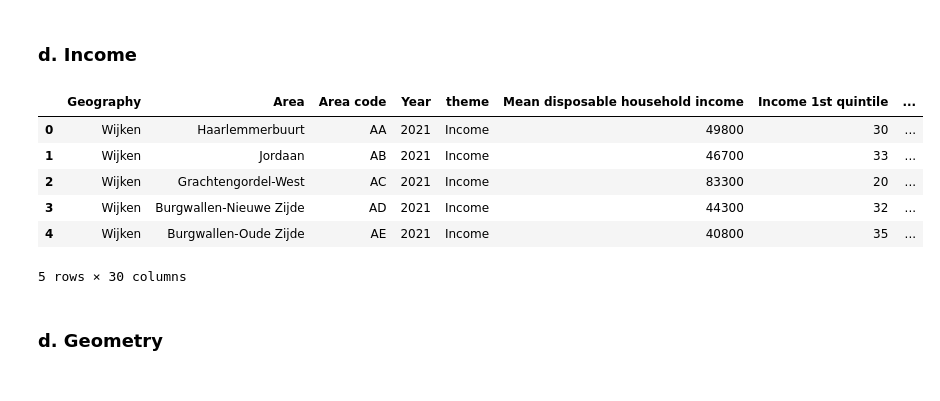
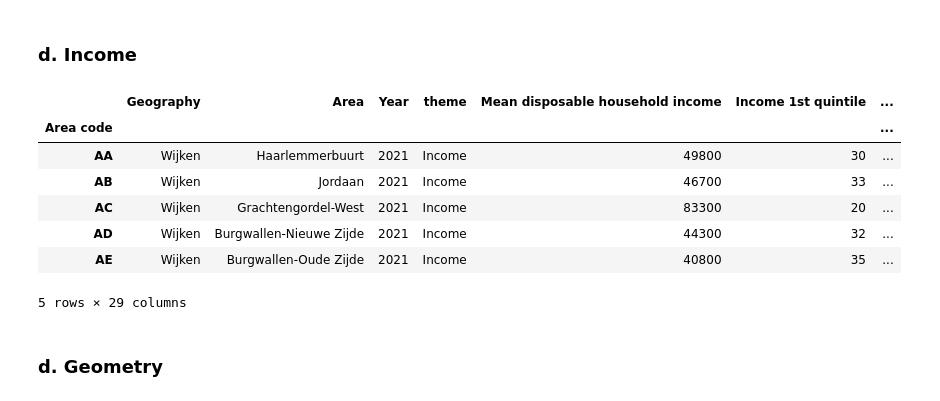
Before and after one commit to mannan272/data1, a Jupyter notebook: hackathon/team13.ipynb, the cells around one changed output. Drawn from its saved outputs; the diff is of its cells as text; code cells hidden in the pictures.

```diff
--- a/hackathon/team13.ipynb
+++ b/hackathon/team13.ipynb
@@ -66,16 +69,17 @@ df_population.head()
 # %% [markdown]
 ### d. Income
 # %%
-df_income = pd.read_excel('data/Income.xlsx','data')
+df_income = pd.read_excel('data/Income.xlsx','data',index_col = 'Area code')
 df_income.head()
 # %% [output]
-|  | Geography | Area | Area code | Year | theme | Mean disposable household income | Income 1st quintile | ... |
-| 0 | Wijken | Haarlemmerbuurt | AA | 2021 | Income | 49800 | 30 | ... |
-| 1 | Wijken | Jordaan | AB | 2021 | Income | 46700 | 33 | ... |
-| 2 | Wijken | Grachtengordel-West | AC | 2021 | Income | 83300 | 20 | ... |
-| 3 | Wijken | Burgwallen-Nieuwe Zijde | AD | 2021 | Income | 44300 | 32 | ... |
-| 4 | Wijken | Burgwallen-Oude Zijde | AE | 2021 | Income | 40800 | 35 | ... |
+|  | Geography | Area | Year | theme | Mean disposable household income | Income 1st quintile | ... |
+| Area code |  |  |  |  |  |  | ... |
+| AA | Wijken | Haarlemmerbuurt | 2021 | Income | 49800 | 30 | ... |
+| AB | Wijken | Jordaan | 2021 | Income | 46700 | 33 | ... |
+| AC | Wijken | Grachtengordel-West | 2021 | Income | 83300 | 20 | ... |
+| AD | Wijken | Burgwallen-Nieuwe Zijde | 2021 | Income | 44300 | 32 | ... |
+| AE | Wijken | Burgwallen-Oude Zijde | 2021 | Income | 40800 | 35 | ... |
-5 rows × 30 columns
+5 rows × 29 columns
 # %% [markdown]
 ### d. Geometry
 # %%
```
Also changed, not shown: parts of 13 cells of this notebook, 1 other file.
